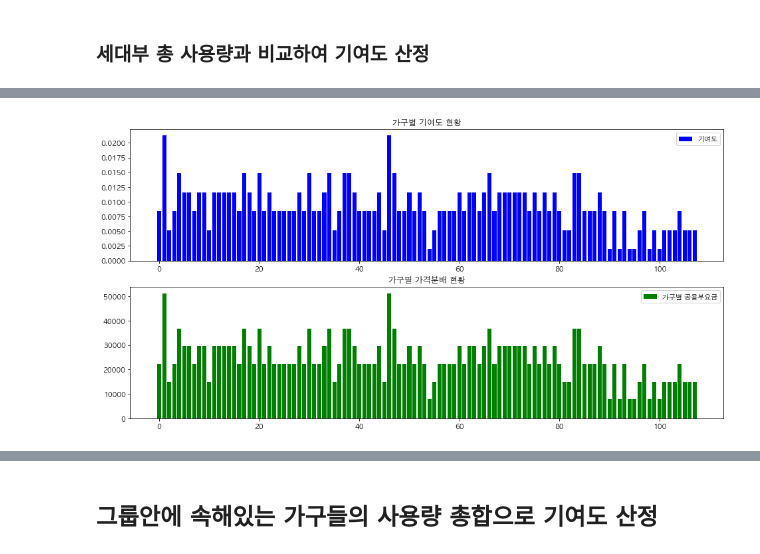
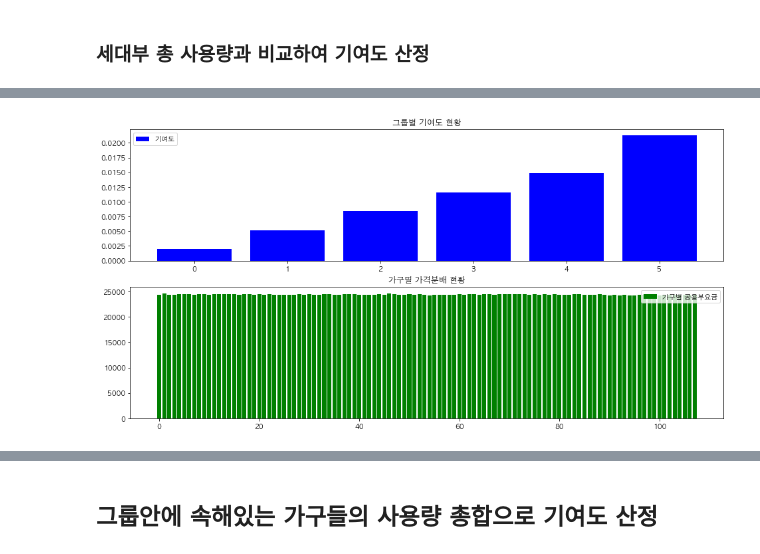
Before and after one commit to formegusto/distribution-public-fee, a Jupyter notebook: pt2.그룹별 가격분배.ipynb, the cells around one changed output, grey strips where cells are left out. Drawn from its saved outputs; the diff is of its cells as text; code cells hidden in the pictures.

```diff
--- a/pt2.그룹별 가격분배.ipynb
+++ b/pt2.그룹별 가격분배.ipynb
@@ -508,0 +493,7 @@ col_df
+# %%
+col_df = hist_df
+
+col_df['공용부 기본요금'] = (round(pp.basic / len(month_df)) * col_df['가구 수']).round().astype("int")
+col_df['공용부 전력량요금'] = round(pp.elec_rate / len(month_df)) * col_df['가구 수'].round().astype("int")
+
+col_df
@@ -617,0 +584,11 @@ dist_cont_1_2.head(10)
+# %%
+dist_1_2 = hist_df_1_2.copy()
+dist_1_2 = pd.concat([dist_1_2, col_df[col_df.columns[-2:]]], axis=1)
+dist_1_2 = dist_1_2[dist_1_2['가구 수'] > 0]
+
+dist_1_2['기여도 공용부 기본요금'] = (dist_1_2['공용부 기본요금'] * dist_1_2['contribution']).round().astype("int")
+dist_1_2['기여도 공용부 전력량요금'] = (dist_1_2['공용부 전력량요금'] * dist_1_2['contribution']).round().astype("int")
+dist_1_2['기여도 공용부 요금'] = dist_1_2['기여도 공용부 기본요금'] + dist_1_2['기여도 공용부 전력량요금']
+dist_1_2['가구 별 분배가격'] = (dist_1_2['기여도 공용부 요금'] / dist_1_2['가구 수']).round().astype("int")
+
+dist_1_2
@@ -617,0 +603,10 @@ dist_cont_1_2.head(10)
+# %%
+dist_cont_1_2 = month_df.copy()
+dist_cont_1_2['기여도 공용부 요금'] = dist_cont_1_2['그룹 번호'].map(
+                                    lambda x: dist_1_2.loc[x]['가구 별 분배가격']
+                                ).astype("int")
+
+dist_cont_1_2['공용부 요금 나머지'] = round((public_bill - dist_cont_1_2['기여도 공용부 요금'].sum()) / len(dist_cont_1_2))
+dist_cont_1_2['최종 공용부 요금'] = dist_cont_1_2['기여도 공용부 요금'] + dist_cont_1_2['공용부 요금 나머지']
+
+dist_cont_1_2.head(10)
@@ -618,19 +625,19 @@ dist_cont_1_2.head(10)
 # %%
 plt.figure(figsize=(16,8))
 
 ax_1 = plt.subplot(2,1,1)
-ax_1.bar(range(len(month_df)), dist_cont_1_2['contribution'], color='b', label='기여도')
-ax_1.set_title("가구별 기여도 현황")
+ax_1.bar(range(len(dist_1_2)), dist_1_2['contribution'], color='b', label='기여도')
+ax_1.set_title("그룹별 기여도 현황")
 ax_1.legend()
 
 ax_2 = plt.subplot(2,1,2)
 ax_2.bar(range(len(month_df)), dist_cont_1_2['최종 공용부 요금'], color='g', label='가구별 공용부요금')
 ax_2.set_title("가구별 가격분배 현황")
 ax_2.legend()
 
 plt.show()
 # %% [output]
-[figure, old version]
+[figure, new version]
 # %%
 min_h = dist_cont_1_2[dist_cont_1_2['name'] == '아파트1-104-905']
 mean_h = dist_cont_1_2[dist_cont_1_2['name'] == '아파트1-102-801']
```
Also changed, not shown: parts of 36 cells of this notebook, 1 other file.
